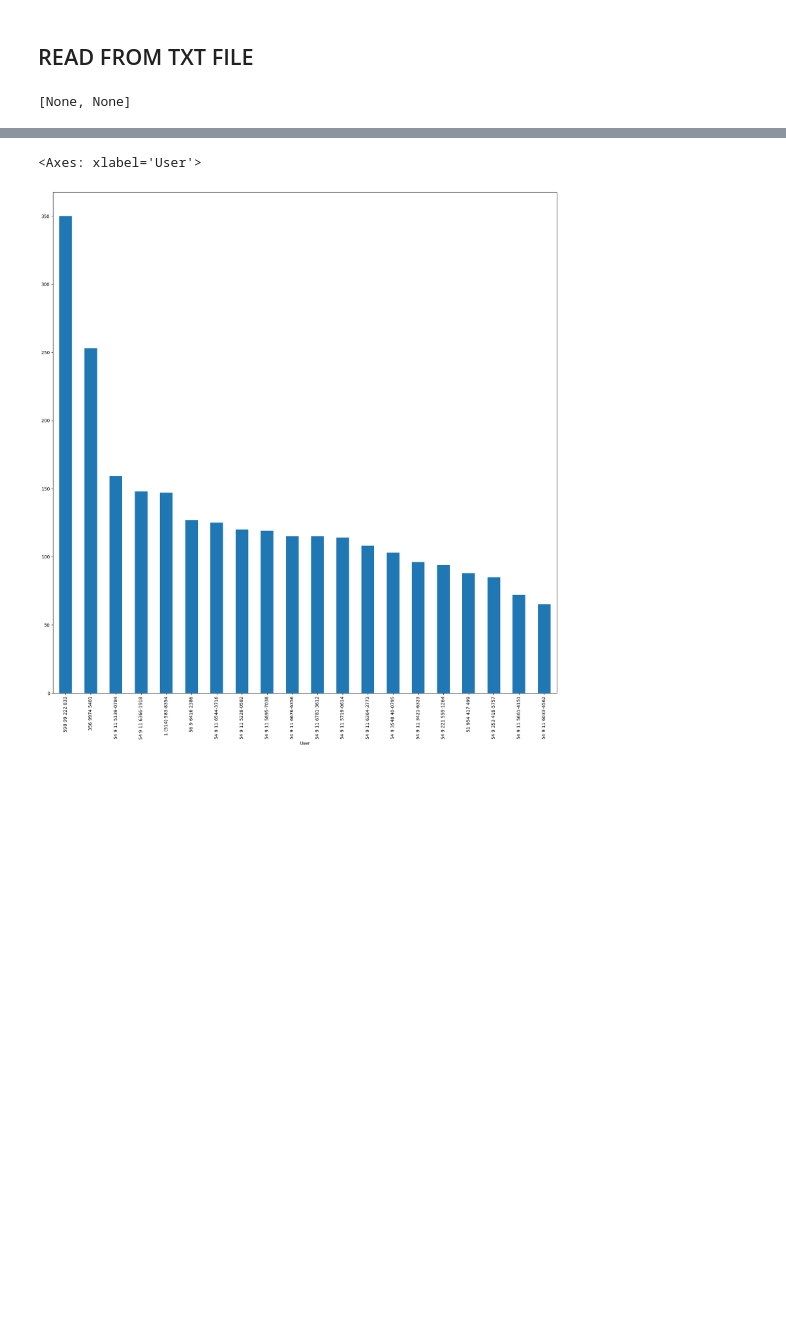
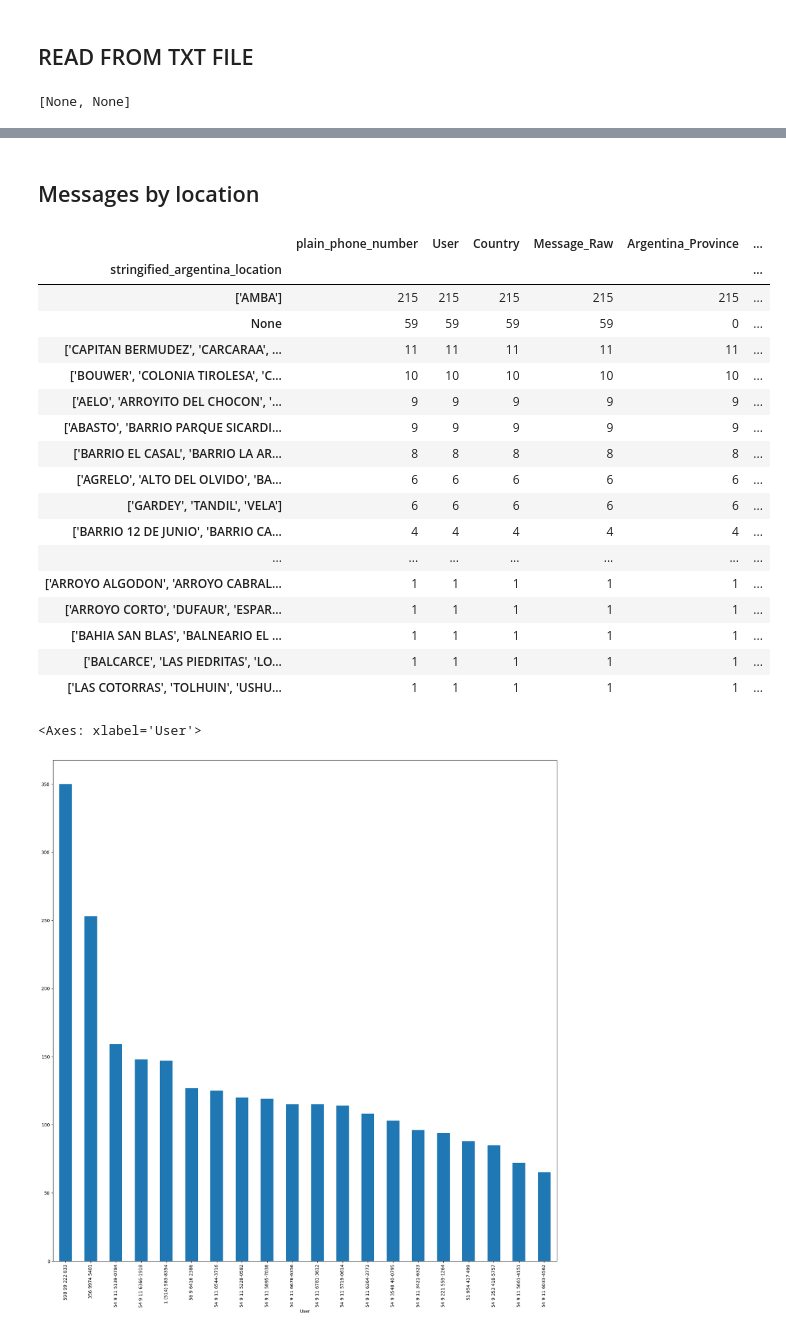
Before and after one commit to JuanJou/WhatsappAnalyzer, a Jupyter notebook: WhatsappAnalyzerPandas.ipynb, the cells around one changed output, grey strips where cells are left out. Cells and saved outputs as stored; diff of their text form; code cells hidden in the pictures; blank space fills up the shorter version.

```diff
--- a/WhatsappAnalyzerPandas.ipynb
+++ b/WhatsappAnalyzerPandas.ipynb
@@ -122,3 +153,27 @@ after_process
+# %% [markdown]
+## Messages by location
+# %%
+first_interaction_for_each_person["stringified_argentina_location"] = first_interaction_for_each_person["Argentina_Location"].astype(str)
+first_interaction_for_each_person.groupby("stringified_argentina_location").count().sort_values(ascending=False, by="User")
+# %% [output]
+|  | plain_phone_number | User | Country | Message_Raw | Argentina_Province | ... |
+| stringified_argentina_location |  |  |  |  |  | ... |
+| ['AMBA'] | 215 | 215 | 215 | 215 | 215 | ... |
+| None | 59 | 59 | 59 | 59 | 0 | ... |
+| ['CAPITAN BERMUDEZ', 'CARCARAA', ... | 11 | 11 | 11 | 11 | 11 | ... |
+| ['BOUWER', 'COLONIA TIROLESA', 'C... | 10 | 10 | 10 | 10 | 10 | ... |
+| ['AELO', 'ARROYITO DEL CHOCON', '... | 9 | 9 | 9 | 9 | 9 | ... |
+| ['ABASTO', 'BARRIO PARQUE SICARDI... | 9 | 9 | 9 | 9 | 9 | ... |
+| ['BARRIO EL CASAL', 'BARRIO LA AR... | 8 | 8 | 8 | 8 | 8 | ... |
+| ['AGRELO', 'ALTO DEL OLVIDO', 'BA... | 6 | 6 | 6 | 6 | 6 | ... |
+| ['GARDEY', 'TANDIL', 'VELA'] | 6 | 6 | 6 | 6 | 6 | ... |
+| ['BARRIO 12 DE JUNIO', 'BARRIO CA... | 4 | 4 | 4 | 4 | 4 | ... |
+| ... | ... | ... | ... | ... | ... | ... |
+| ['ARROYO ALGODON', 'ARROYO CABRAL... | 1 | 1 | 1 | 1 | 1 | ... |
+| ['ARROYO CORTO', 'DUFAUR', 'ESPAR... | 1 | 1 | 1 | 1 | 1 | ... |
+| ['BAHIA SAN BLAS', 'BALNEARIO EL ... | 1 | 1 | 1 | 1 | 1 | ... |
+| ['BALCARCE', 'LAS PIEDRITAS', 'LO... | 1 | 1 | 1 | 1 | 1 | ... |
+| ['LAS COTORRAS', 'TOLHUIN', 'USHU... | 1 | 1 | 1 | 1 | 1 | ... |
 # %%
 messages_by_person = after_process.groupby("User")
 messages_by_person["User"].count().sort_values(ascending=False).head(20).plot(kind="bar")
```
Also changed, not shown: parts of 11 cells of this notebook.
